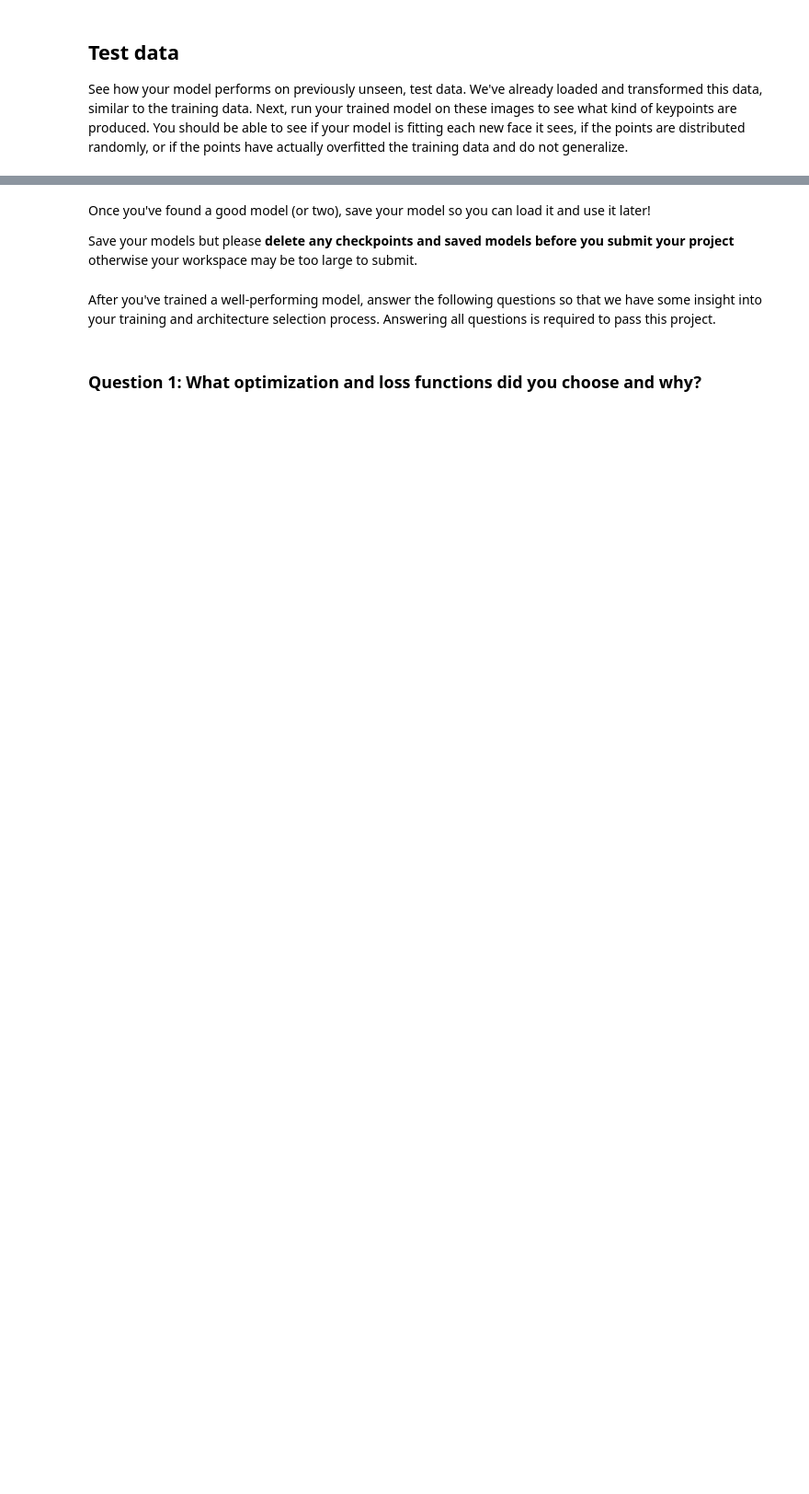
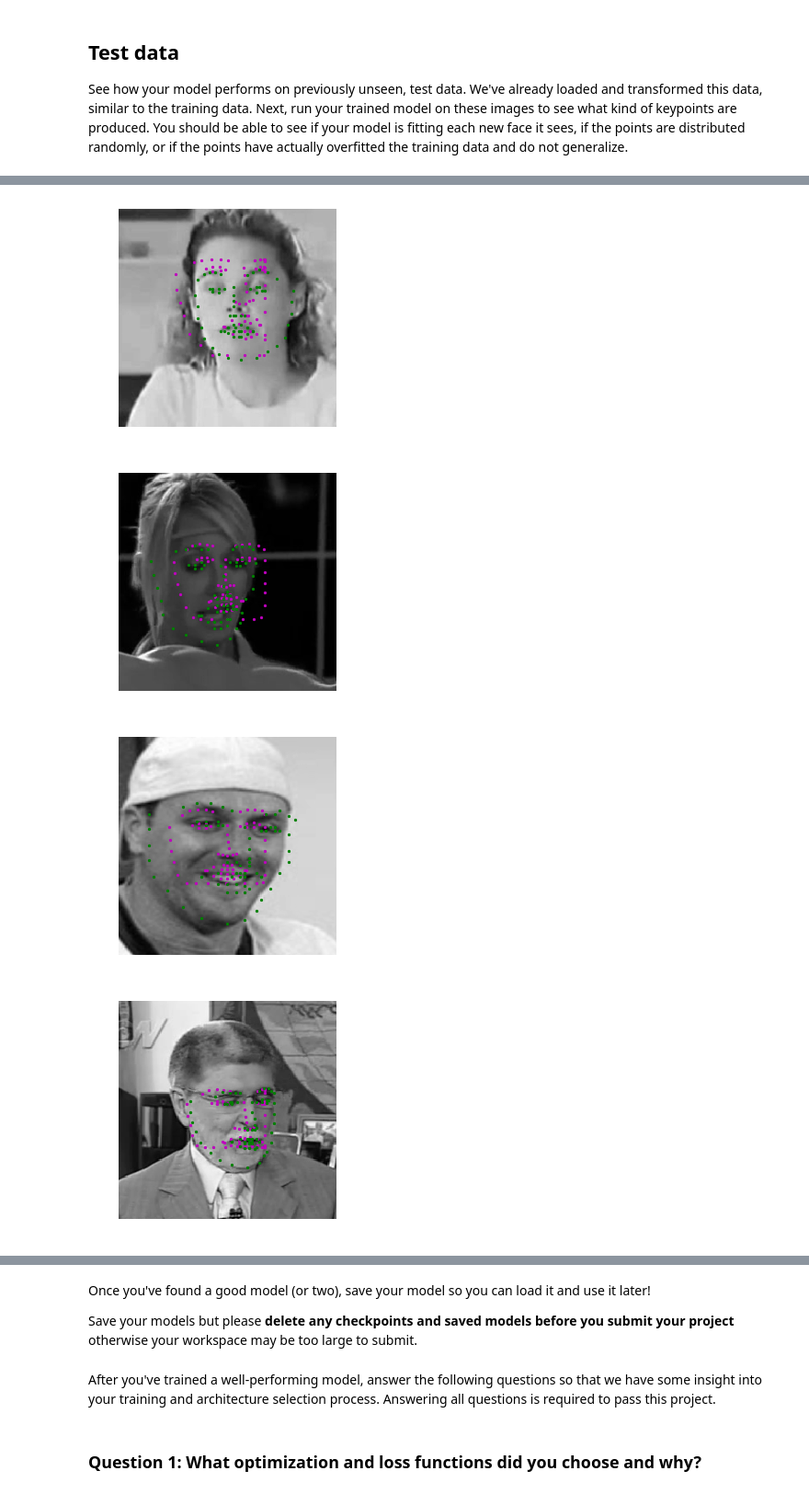
Before and after one commit to haripriyad252/Facial-Keypoint-Detection, a Jupyter notebook: Define the Network Architecture.ipynb, the cells around one changed output, grey strips where cells are left out. Shown at 92% size. Cells and saved outputs as stored; diff of their text form; code cells hidden in the pictures; blank space fills up the shorter version.

```diff
--- a/Define the Network Architecture.ipynb
+++ b/Define the Network Architecture.ipynb
@@ -487,3 +669,12 @@ length after softmax torch.Size([10, 136])
 torch.Size([10, 1, 224, 224])
 torch.Size([10, 68, 2])
 torch.Size([10, 68, 2])
+# %%
+#from models_v1 importing Net
+
+visualize_output(test_images, test_outputs, gt_pts)
+# %% [output]
+[figure, added]
+[figure, added]
+[figure, added]
+[figure, added]
```
Also changed, not shown: parts of 20 cells of this notebook.
